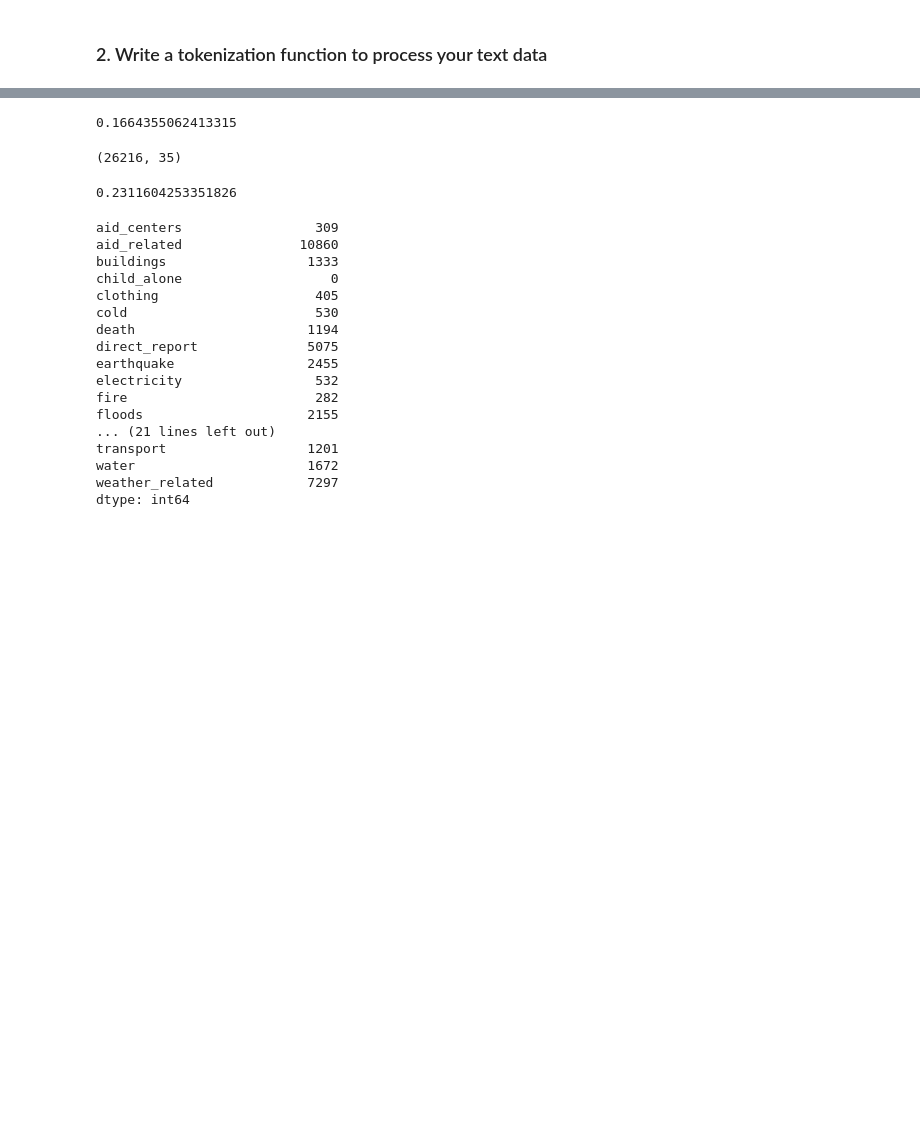
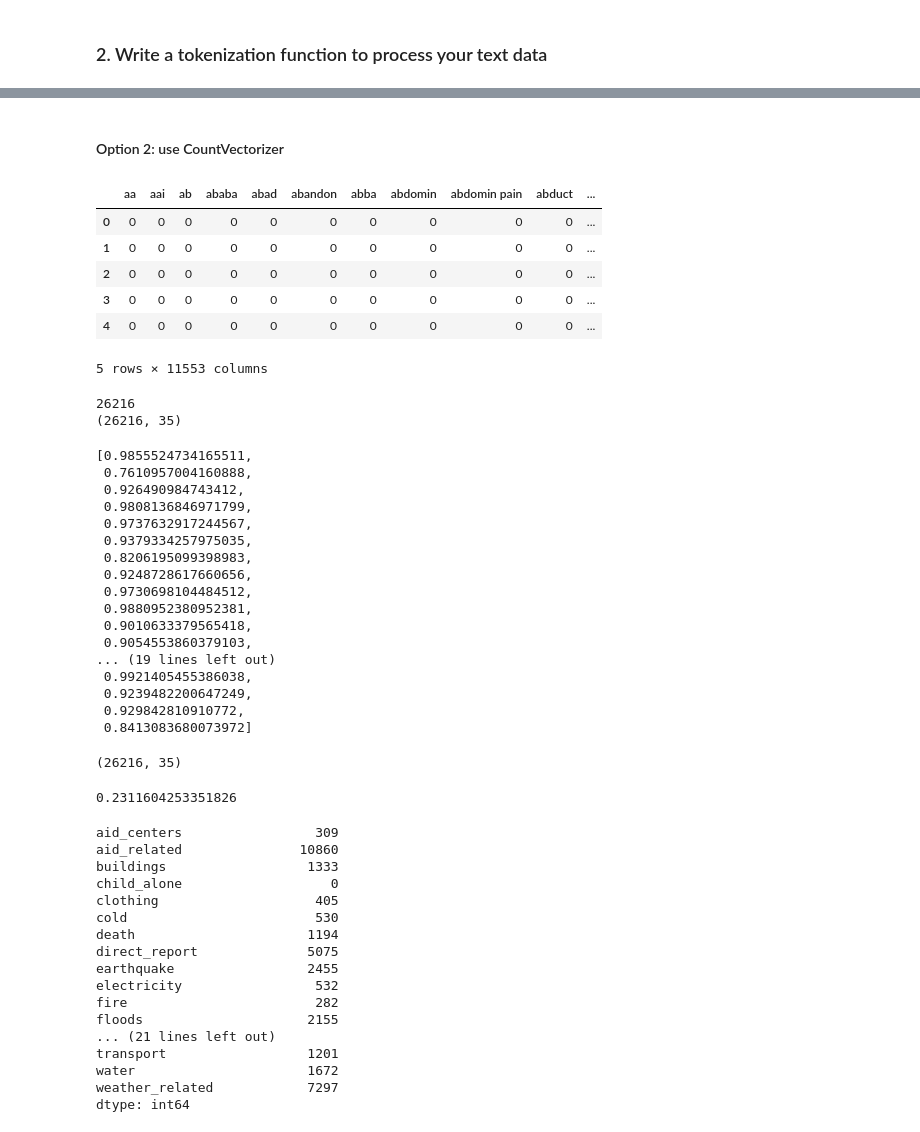
Before and after one commit to bvcmartins/disasterResponse, a Jupyter notebook: pipeline_ML.ipynb, the cells around one changed output, grey strips where cells are left out. Drawn from its saved outputs; the diff is of its cells as text; code cells hidden in the pictures; blank space fills up the shorter version.

```diff
--- a/pipeline_ML.ipynb
+++ b/pipeline_ML.ipynb
@@ -50,10 +61,11 @@ df.head()
 | 3 | 9 | UN reports Leogane 80-90 destroye... | UN reports Leogane 80-90 destroye... | direct | 0 | 1 | 1 | 0 | 0 | ... |
 | 4 | 12 | says: west side of Haiti, rest of... | facade ouest d Haiti et le reste ... | direct | 0 | 0 | 0 | 0 | 0 | ... |
 5 rows × 40 columns
+# %%
+# preliminary cleaning
+df.iloc[:,4:] = df.iloc[:,4:].astype('int64')
+df.drop('related', axis=1, inplace=True)
 # %%
-df.iloc[:,4:] = df.iloc[:,4:].astype('int32')
+#def pipeline_data(message):
+#    df = pd.DataFrame(data=message)
+#    df.iloc[:,4:] = df.iloc[:,4:].astype('int64')
-# %%
-list_melt = df.iloc[:,4:].columns.tolist()
-dict_classes = {key:val for val,key in enumerate(df.iloc[:,4:].columns.tolist())}
-df_target = df.iloc[:,4:].apply(lambda x: np.argwhere(x==1), axis = 1).copy()
-labels = df_target.apply(lambda x: x.flatten().tolist()).values.tolist()
@@ -76,2 +105,3 @@ def tokenize(sentence):
 # %%
-df_clean_message = df.message.apply(lambda x: " ".join(tokenize(x)))
+print(df.shape)
+df.iloc[:,4:].apply(lambda x: x.value_counts())
@@ -95,19 +322,53 @@ display(final_features.head())
+# %% [markdown]
+#### Option 2: use CountVectorizer
 # %%
-#vectorizer2 = CountVectorizer(min_df= 5,stop_words="english", ngram_range=(1, 2))
-vectorizer2 = CountVectorizer(min_df= 1,stop_words="english", ngram_range=(1, 4))
-X = vectorizer2.fit_transform(df_clean_message)
+vectorizer = CountVectorizer(min_df= 5,stop_words="english", ngram_range=(1, 2))
+vector_features = vectorizer.fit_transform(df_clean_message).toarray()
+final_features = pd.DataFrame(vectorizer.fit_transform(df_clean_message).toarray(),
+                              columns=vectorizer.get_feature_names())
+
+display(final_features.head())
+
+X = vector_features
 y = MultiLabelBinarizer().fit_transform(labels)
+print(len(labels))
+print(y.shape)
 X_train, X_test, y_train, y_test = train_test_split(X, y, test_size=0.33, random_state=32)
 
 #clf = OneVsRestClassifier(SVC(probability=True))
-clf = OneVsRestClassifier(MultinomialNB())
+clf = OneVsRestClassifier(BernoulliNB())
 #clf = OneVsRestClassifier(AdaBoostClassifier())
 clf.fit(X_train, y_train)
-clf.fit(X_train, y_train)
 predictions = clf.predict(X_test)
-accuracy_score(y_test, predictions)
+
+[accuracy_score(y_test[:,column],predictions[:,column]) for column in range(len(df.iloc[:,4:].columns)-1)]
 # %% [output]
+|  | aa | aai | ab | ababa | abad | abandon | abba | abdomin | abdomin pain | abduct | ... |
+| 0 | 0 | 0 | 0 | 0 | 0 | 0 | 0 | 0 | 0 | 0 | ... |
+| 1 | 0 | 0 | 0 | 0 | 0 | 0 | 0 | 0 | 0 | 0 | ... |
+| 2 | 0 | 0 | 0 | 0 | 0 | 0 | 0 | 0 | 0 | 0 | ... |
+| 3 | 0 | 0 | 0 | 0 | 0 | 0 | 0 | 0 | 0 | 0 | ... |
+| 4 | 0 | 0 | 0 | 0 | 0 | 0 | 0 | 0 | 0 | 0 | ... |
-0.1664355062413315
+5 rows × 11553 columns
+26216
+(26216, 35)
+[0.9855524734165511,
+ 0.7610957004160888,
+ 0.926490984743412,
+ 0.9808136846971799,
+ 0.9737632917244567,
+ 0.9379334257975035,
+ 0.8206195099398983,
+ 0.9248728617660656,
+ 0.9730698104484512,
+ 0.9880952380952381,
+ 0.9010633379565418,
+ 0.9054553860379103,
+... (19 lines left out)
+ 0.9921405455386038,
+ 0.9239482200647249,
+ 0.929842810910772,
+ 0.8413083680073972]
 # %%
 y.shape
 # %% [output]
```
Also changed, not shown: parts of 32 cells of this notebook.
